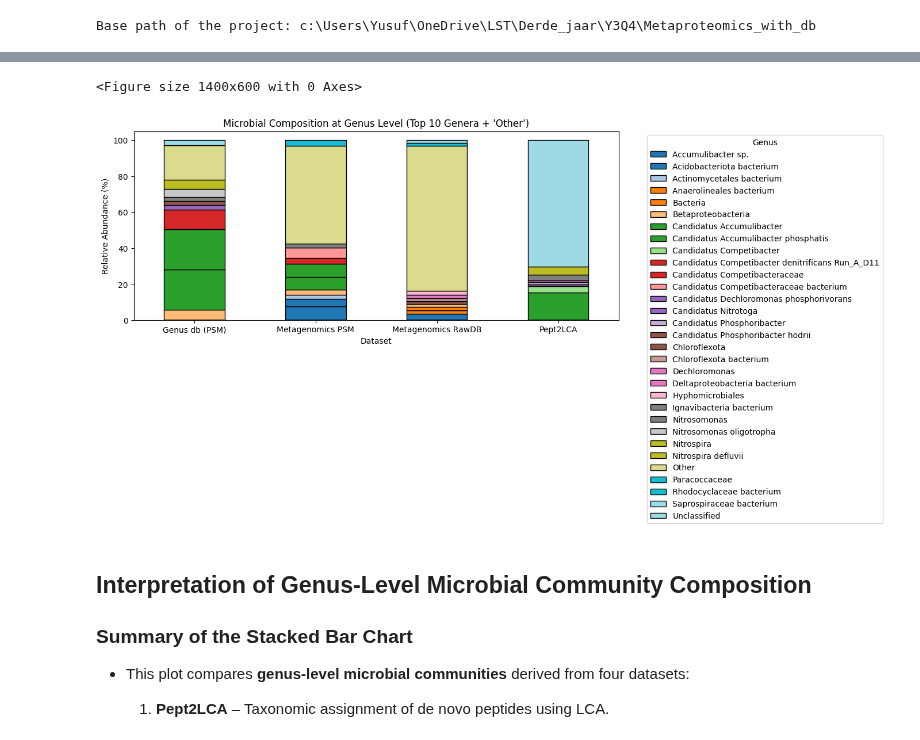
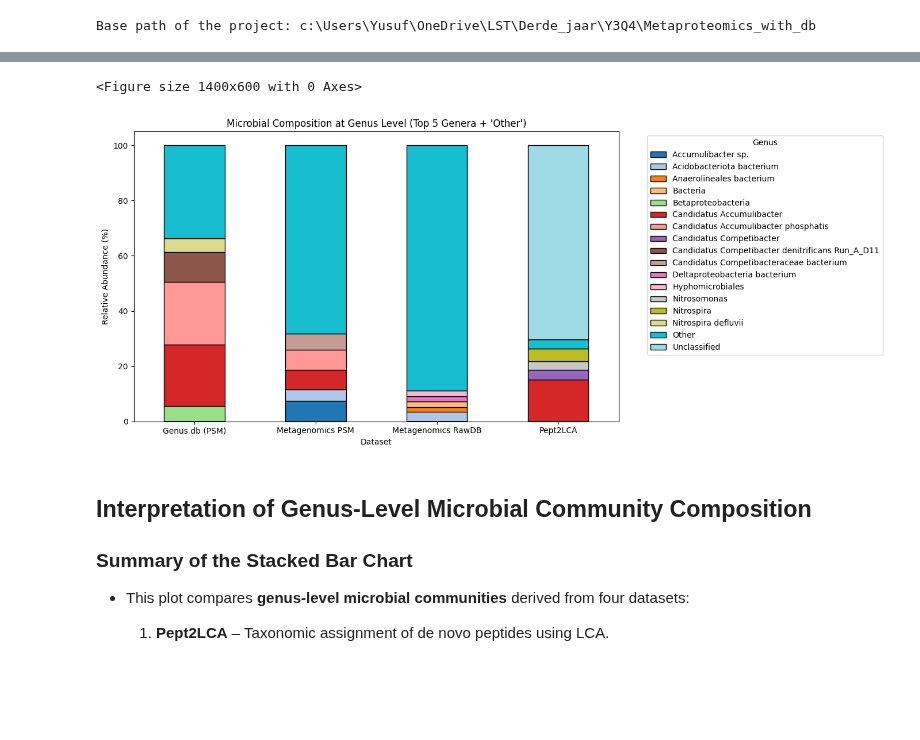
Before and after one commit to Asciilator/Peptide_identification_with_custom_database, a Jupyter notebook: Composition_plots.ipynb, the cells around one changed output, grey strips where cells are left out. Saved outputs shown, nothing was run; the diff lists cells and outputs as text; code cells hidden in the pictures; blank space fills up the shorter version.

Commit message:
Documented the notebooks fully
Also made new notebook dedicated to calculate the protein overlap between the database that is constructed with a pipeline and the metagenomics database.

```diff
--- a/Composition_plots.ipynb
+++ b/Composition_plots.ipynb
@@ -79,82 +138,84 @@ import seaborn as sns
 from pathlib import Path
 
 # === Settings ===
-TOP_N = 10
-collapse_other = True  # Toggle this to include or exclude 'Other'
+TOP_N = 5                     # Number of top genera to display in the plot
+collapse_other = True         # If True, group all non-top-N genera into 'Other' for clarity
 
+# === Input directory ===
 community_dir = base_path / "Community_comparisons"
 
-# === Load Data ===
-df_pept2lca = pd.read_csv(community_dir / "genus_composition_pept2lca.csv")
-df_pept2lca_genus = pd.read_csv(community_dir / "genus_composition_psm.csv")
-df_meta_psm = pd.read_csv(community_dir / "metagenomics_psm_taxa_annotated.csv")
-df_meta_raw = pd.read_csv(community_dir / "metagenomics_rawdb_taxa_annotated.csv")
+# === Step 1: Load genus-level composition data from all four pipelines ===
+df_pept2lca = pd.read_csv(community_dir / "genus_composition_pept2lca.csv")  # Pre-aggregated Pept2LCA composition
+df_pept2lca_genus = pd.read_csv(community_dir / "genus_composition_psm.csv") # Raw genus per PSM (Pept2LCA db search)
+df_meta_psm = pd.read_csv(community_dir / "metagenomics_psm_taxa_annotated.csv") # Annotated metagenomic PSMs
+df_meta_raw = pd.read_csv(community_dir / "metagenomics_rawdb_taxa_annotated.csv") # Annotated hits from metagenomic raw proteins
 
-# === General function to compute relative abundance from genus column ===
+# === Step 2: Generalized function to compute relative abundances from genus column ===
 def compute_abundance(df, genus_col, label, top_n=TOP_N, collapse_other=True):
     df = df.copy()
     df = df[[genus_col]].dropna()
     df.columns = ["Genus"]
-    df["Genus"] = df["Genus"].replace({"root": "Unclassified"})
+    df["Genus"] = df["Genus"].replace({"root": "Unclassified"})  # Normalize naming
 
-    # Count and compute full relative abundance
+    # Count PSMs per genus and calculate relative abundance
     genus_counts = df["Genus"].value_counts().reset_index()
     genus_counts.columns = ["Genus", "Count"]
     genus_counts["Abundance"] = genus_counts["Count"] / genus_counts["Count"].sum() * 100
 
     if collapse_other:
-        # Collapse all non-top into "Other"
+        # Keep only top-N genera, group others as 'Other'
         top_genera = genus_counts.nlargest(top_n, "Abundance")["Genus"]
         genus_counts["Genus"] = genus_counts["Genus"].apply(lambda x: x if x in top_genera.values else "Other")
         genus_final = genus_counts.groupby("Genus", as_index=False)["Abundance"].sum()
     else:
-        # Select top-N only and re-normalize to 100%
+        # Keep only the top-N genera, renormalize to 100%
         genus_final = genus_counts.nlargest(top_n, "Abundance")[["Genus", "Abundance"]].copy()
         genus_final["Abundance"] = genus_final["Abundance"] / genus_final["Abundance"].sum() * 100
 
-    genus_final["Dataset"] = label
+    genus_final["Dataset"] = label  # Label for barplot group
     return genus_final
 
-# === Process Pept2LCA (already computed abundances) ===
+# === Step 3: Process Pept2LCA (already includes relative abundance) ===
 data_pept2lca = df_pept2lca[["Genus", "Relative Abundance (%)"]].copy()
-data_pept2lca["Genus"] = df_pept2lca["Genus"].replace({"root": "Unclassified"})
 data_pept2lca.columns = ["Genus", "Abundance"]
+data_pept2lca["Genus"] = data_pept2lca["Genus"].replace({"root": "Unclassified"})
 
+# Optionally collapse non-top genera
 if collapse_other:
     top_genera = data_pept2lca.nlargest(TOP_N, "Abundance")["Genus"]
     data_pept2lca["Genus"] = data_pept2lca["Genus"].apply(lambda x: x if x in top_genera.values else "Other")
     data_pept2lca = data_pept2lca.groupby("Genus", as_index=False)["Abundance"].sum()
 else:
     data_pept2lca = data_pept2lca.nlargest(TOP_N, "Abundance").copy()
     data_pept2lca["Abundance"] = data_pept2lca["Abundance"] / data_pept2lca["Abundance"].sum() * 100
 
 data_pept2lca["Dataset"] = "Pept2LCA"
 
-# === Process remaining datasets ===
+# === Step 4: Process remaining datasets using the helper function ===
 data_pept2lca_genus = compute_abundance(df_pept2lca_genus, genus_col="lca", label="Genus db (PSM)", collapse_other=collapse_other)
 data_meta_psm = compute_abundance(df_meta_psm, genus_col="taxon_name", label="Metagenomics PSM", collapse_other=collapse_other)
 data_meta_raw = compute_abundance(df_meta_raw, genus_col="taxon_name", label="Metagenomics RawDB", collapse_other=collapse_other)
 
-# === Combine all processed data ===
+# === Step 5: Combine all processed results into a single DataFrame ===
 plot_data = pd.concat([data_pept2lca, data_pept2lca_genus, data_meta_psm, data_meta_raw], ignore_index=True)
 
-# === Pivot for stacked bar plot ===
+# === Step 6: Reshape data for plotting (pivot to wide format) ===
 pivot = plot_data.pivot_table(index="Dataset", columns="Genus", values="Abundance", fill_value=0)
 
-# === Plotting ===
+# === Step 7: Plotting ===
 plt.figure(figsize=(14, 6))
 pivot.plot(kind='bar', stacked=True, colormap='tab20', edgecolor='black', figsize=(14, 6))
 
 plt.ylabel("Relative Abundance (%)")
 title_scope = f"Top {TOP_N} Genera" + (" + 'Other'" if collapse_other else "")
 plt.title(f"Microbial Composition at Genus Level ({title_scope})")
 plt.xticks(rotation=0)
 plt.legend(title="Genus", bbox_to_anchor=(1.05, 1), loc="upper left")
 plt.tight_layout()
 plt.show()
 # %% [output]
 <Figure size 1400x600 with 0 Axes>
-[figure, old version]
+[figure, new version]
 # %% [markdown]
 ## Interpretation of Genus-Level Microbial Community Composition
 
```
Also changed, not shown: parts of 10 cells of this notebook, 2 other files.
